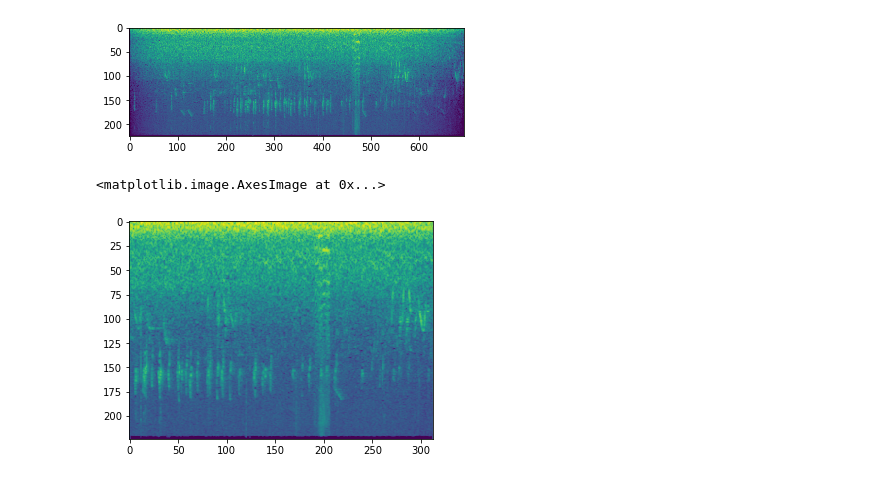
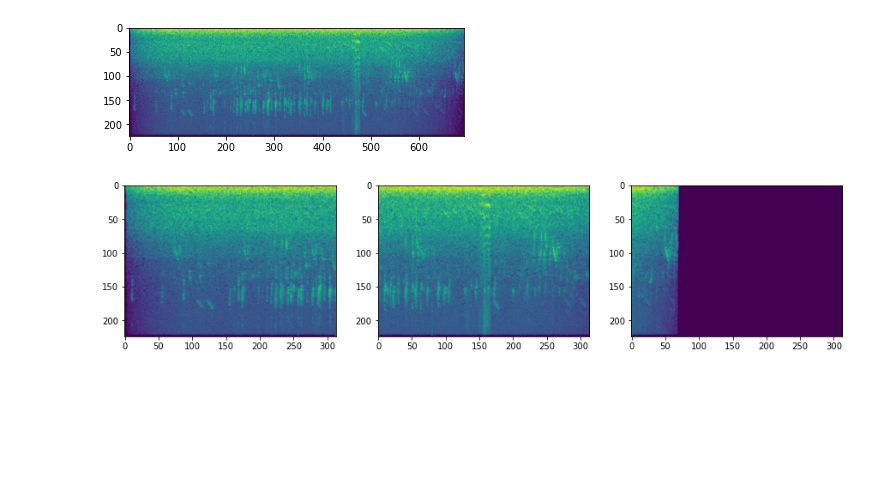
Before and after one commit to KilianFt/birdclef, a Jupyter notebook: create_spectorgrams.ipynb, the cells around one changed output. Saved outputs shown, nothing was run; the diff lists cells and outputs as text; code cells hidden in the pictures; blank space fills up the shorter version.

```diff
--- a/create_spectorgrams.ipynb
+++ b/create_spectorgrams.ipynb
@@ -137,0 +52,10 @@ def mono_to_color(X, eps=1e-6, mean=None, std=None):
+# %%
+def pad(audio, length):
+    padding_length = length - (len(audio) % length)
+    padding = np.zeros(padding_length)
+    audio = np.concatenate([audio, padding])
+    return audio.astype(np.float32)
+
+a = np.arange(10)
+b = pad(a, 20)
+print(b)
@@ -137,0 +95,7 @@ def mono_to_color(X, eps=1e-6, mean=None, std=None):
+# %%
+def chunk(array, chunk_size):
+    indices = np.arange(chunk_size, len(array), chunk_size)
+    return np.split(array, indices)
+
+arr = np.arange(20)
+chunk(arr, 7)
@@ -153,16 +121,24 @@ plt.imshow(X)
 # %%
 # 5 sec cropped
 
 path = train['file_path'][0]
-y, sr = sf.read(path, always_2d=True)
-y = np.mean(y, 1)
-y = crop_or_pad(y, AudioParams.duration * AudioParams.sr, sr=AudioParams.sr, train=True, probs=None)
+audio, sample_rate = sf.read(path, always_2d=True)
+chunk_size = AudioParams.duration * sample_rate
+audio = np.mean(audio, 1)
+audio = pad(audio, chunk_size)
+chunks = chunk(audio, chunk_size)
 
-X = compute_melspec(y, AudioParams)
-X = mono_to_color(X)
-X = X.astype(np.uint8)
+num_chunks = len(chunks)
+plt.subplots(figsize=(num_chunks*5, 5))
 
-plt.imshow(X)
+for i, audio_chunk in enumerate(chunks):
+    X = compute_melspec(audio_chunk, AudioParams)
+    X = mono_to_color(X)
+    X = X.astype(np.uint8)
+
+    plt.subplot(1, num_chunks, i+1)
+    plt.imshow(X)
+
+plt.show()
 # %% [output]
-<matplotlib.image.AxesImage at 0x...>
-[figure, old version]
+[figure, new version]
```
Also changed, not shown: parts of 13 cells of this notebook, 12 other files.
